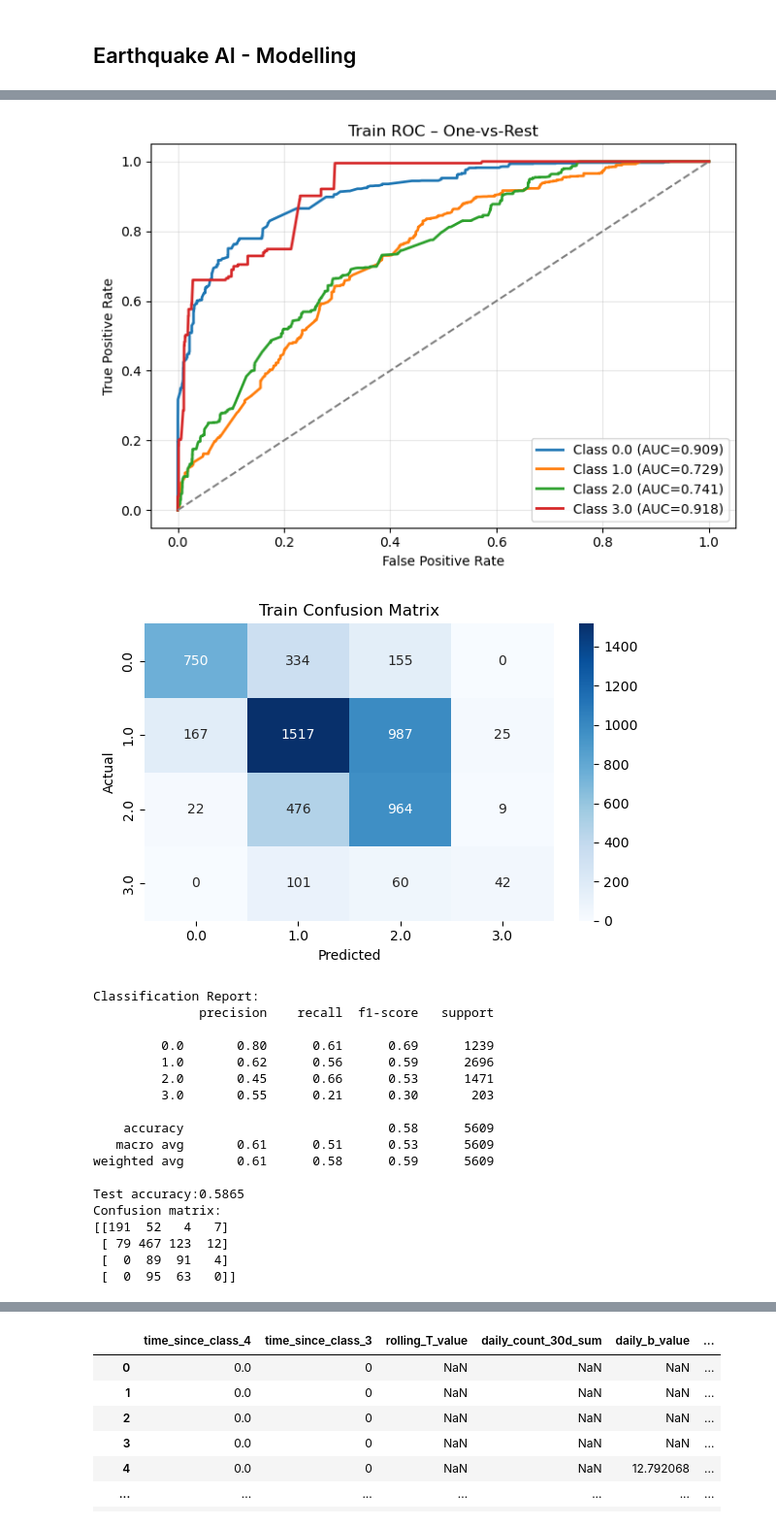
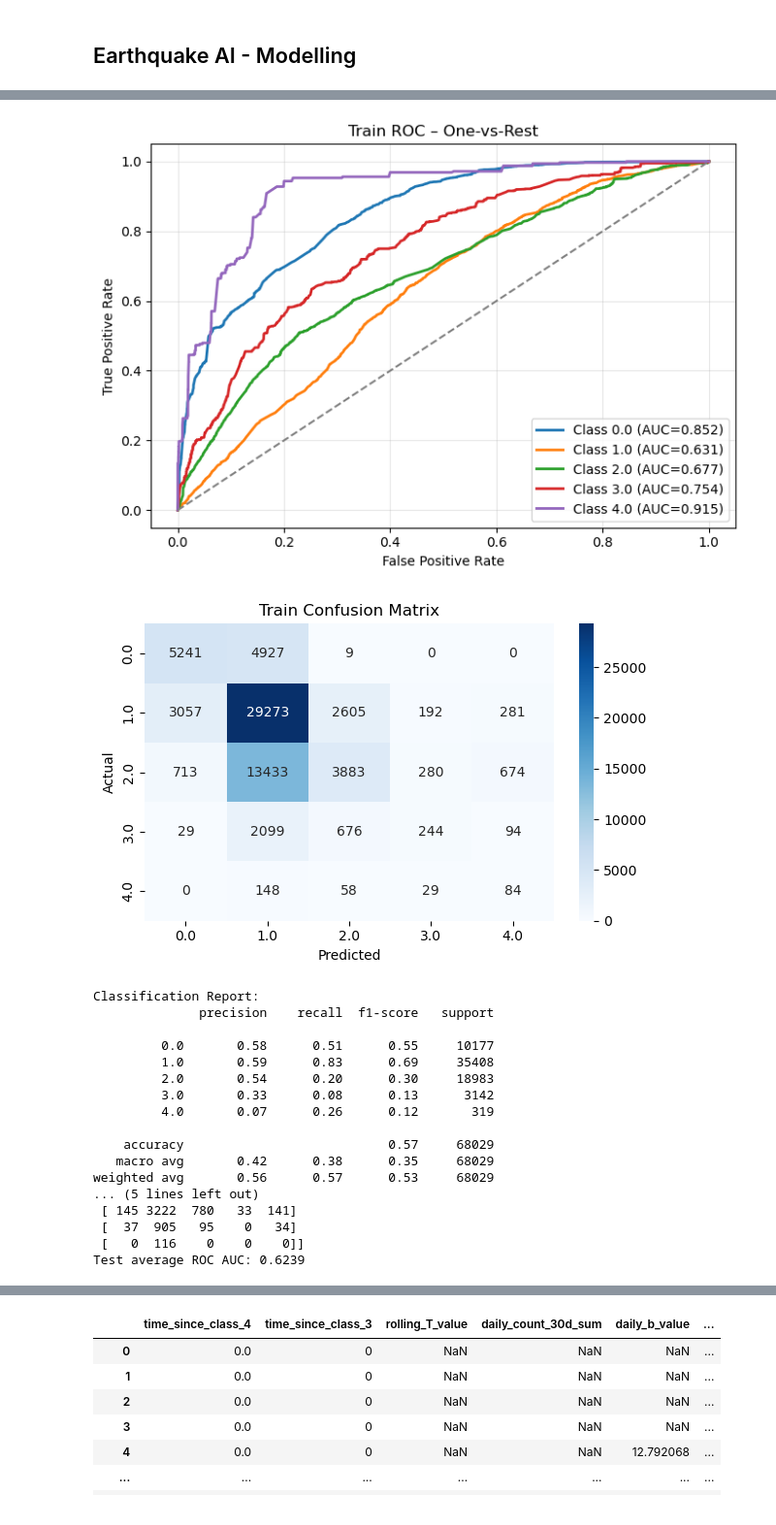
Before and after one commit to iglesiascaio/earthquake_prediction, a Jupyter notebook: notebooks/model_exploration.ipynb, the cells around one changed output, grey strips where cells are left out. Shown at 97% size. Drawn from its saved outputs; the diff is of its cells as text; code cells hidden in the pictures.

```diff
--- a/notebooks/model_exploration.ipynb
+++ b/notebooks/model_exploration.ipynb
@@ -49,7 +49,7 @@ def load_and_split_data(path: str, task: str):
 
     if task == "classification":
         y = y - 1            # shift labels to start at 0
-        y = y >= 3           # bool → two classes (False / True)
+        # y = y >= 3           # bool → two classes (False / True)
 
     # # ---- project-specific: collapse to binary “≥3” vs “<3” -------------
     # if task == "classification":
@@ -180,8 +180,22 @@ def evaluate_classification(pipe, X, y, dataset, thresholds=None):
     y_pred  = predict_with_thresholds(pipe, X, thresholds)
     acc     = accuracy_score(y, y_pred)
     cm      = confusion_matrix(y, y_pred)
+    print(f"{dataset} accuracy:{acc:.4f}\nConfusion matrix:\n{cm}")
 
-    print(f"{dataset} accuracy:{acc:.4f}\nConfusion matrix:\n{cm}")
+    # Compute and print average ROC AUC
+    if hasattr(pipe.named_steps["model"], "predict_proba"):
+        y_score = pipe.predict_proba(X)
+        classes = pipe.named_steps["model"].classes_
+        y_bin = label_binarize(y, classes=classes)
+        aucs = []
+        for i in range(len(classes)):
+            fpr, tpr, _ = roc_curve(y_bin[:, i], y_score[:, i])
+            aucs.append(auc(fpr, tpr))
+        avg_auc = np.mean(aucs)
+        print(f"{dataset} average ROC AUC: {avg_auc:.4f}")
+    else:
+        print(f"{dataset} → model lacks predict_proba; skipping AUC.")
+
     plot_roc_auc(pipe, X, y, dataset)
 
     plt.figure(figsize=(6,4))
@@ -193,6 +207,7 @@ def evaluate_classification(pipe, X, y, dataset, thresholds=None):
 
     print("\nClassification Report:")
     print(classification_report(y, y_pred))
+
 
 
 def plot_shap_values(pipe, X, model_name):
@@ -211,7 +226,7 @@ do_tuning   = False
 models_to_run = ["LGBMClassifier"] if task=="classification" else ["XGBRegressor"]
 
 # ---- Optional post-hoc probability thresholds --------
-apply_thresholds = True
+apply_thresholds = False
 class_thresholds = {2: 0.30, 3: 0.25}       # example for multi-class use-case
 
 
@@ -284,20 +301,19 @@ Confusion matrix:
-[figure, old version]
+[figure, new version]
-[figure, old version]
+[figure, new version]
 Classification Report:
               precision    recall  f1-score   support
 
-         0.0       0.80      0.61      0.69      1239
-         1.0       0.62      0.56      0.59      2696
-         2.0       0.45      0.66      0.53      1471
-         3.0       0.55      0.21      0.30       203
+         0.0       0.58      0.51      0.55     10177
+         1.0       0.59      0.83      0.69     35408
+         2.0       0.54      0.20      0.30     18983
+         3.0       0.33      0.08      0.13      3142
+         4.0       0.07      0.26      0.12       319
 
-    accuracy                           0.58      5609
-   macro avg       0.61      0.51      0.53      5609
-weighted avg       0.61      0.58      0.59      5609
-
-Test accuracy:0.5865
-Confusion matrix:
-[[191  52   4   7]
- [ 79 467 123  12]
- [  0  89  91   4]
- [  0  95  63   0]]
+    accuracy                           0.57     68029
+   macro avg       0.42      0.38      0.35     68029
+weighted avg       0.56      0.57      0.53     68029
+... (5 lines left out)
+ [ 145 3222  780   33  141]
+ [  37  905   95    0   34]
+ [   0  116    0    0    0]]
+Test average ROC AUC: 0.6239
```
Also changed, not shown: parts of 11 cells of this notebook.
